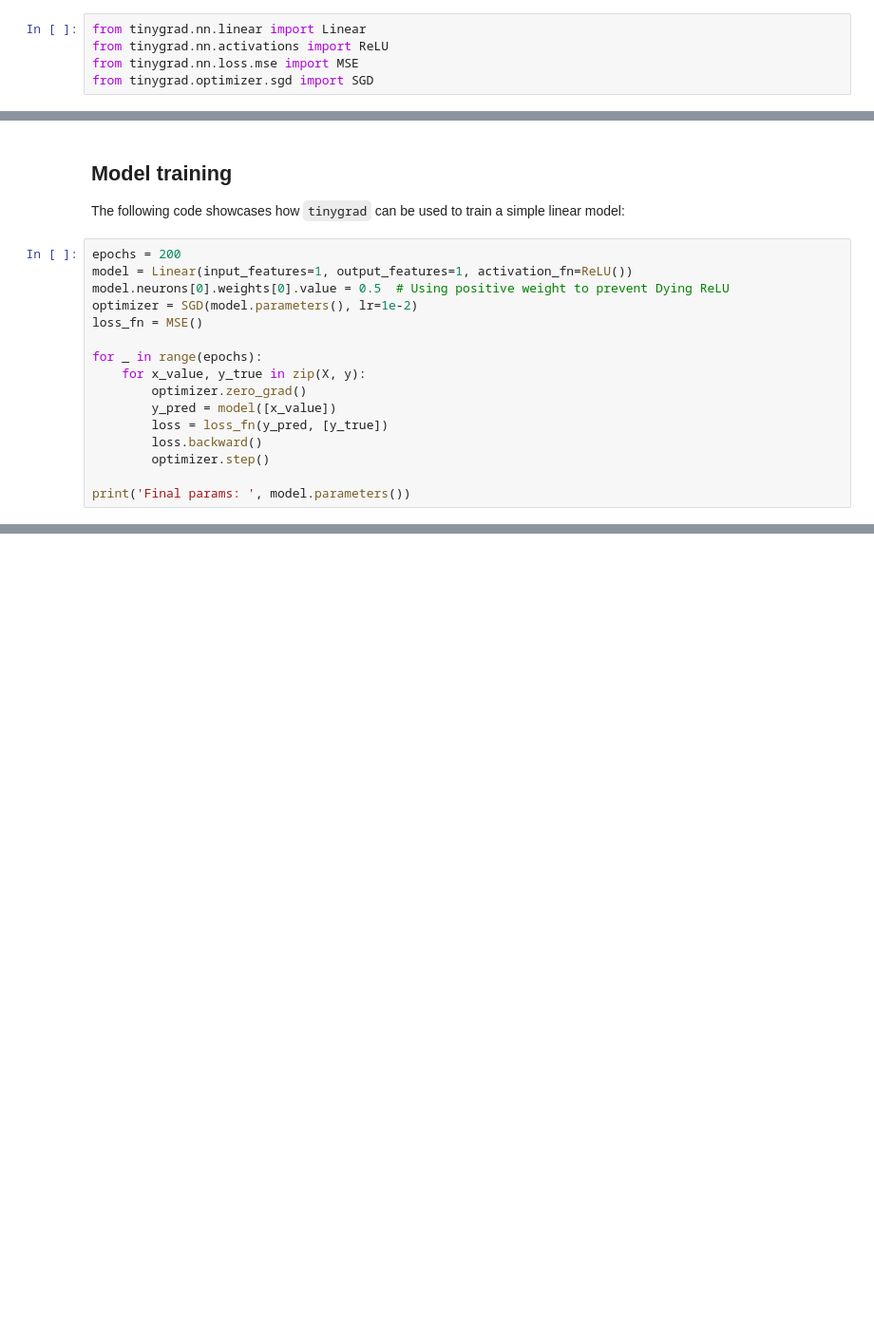
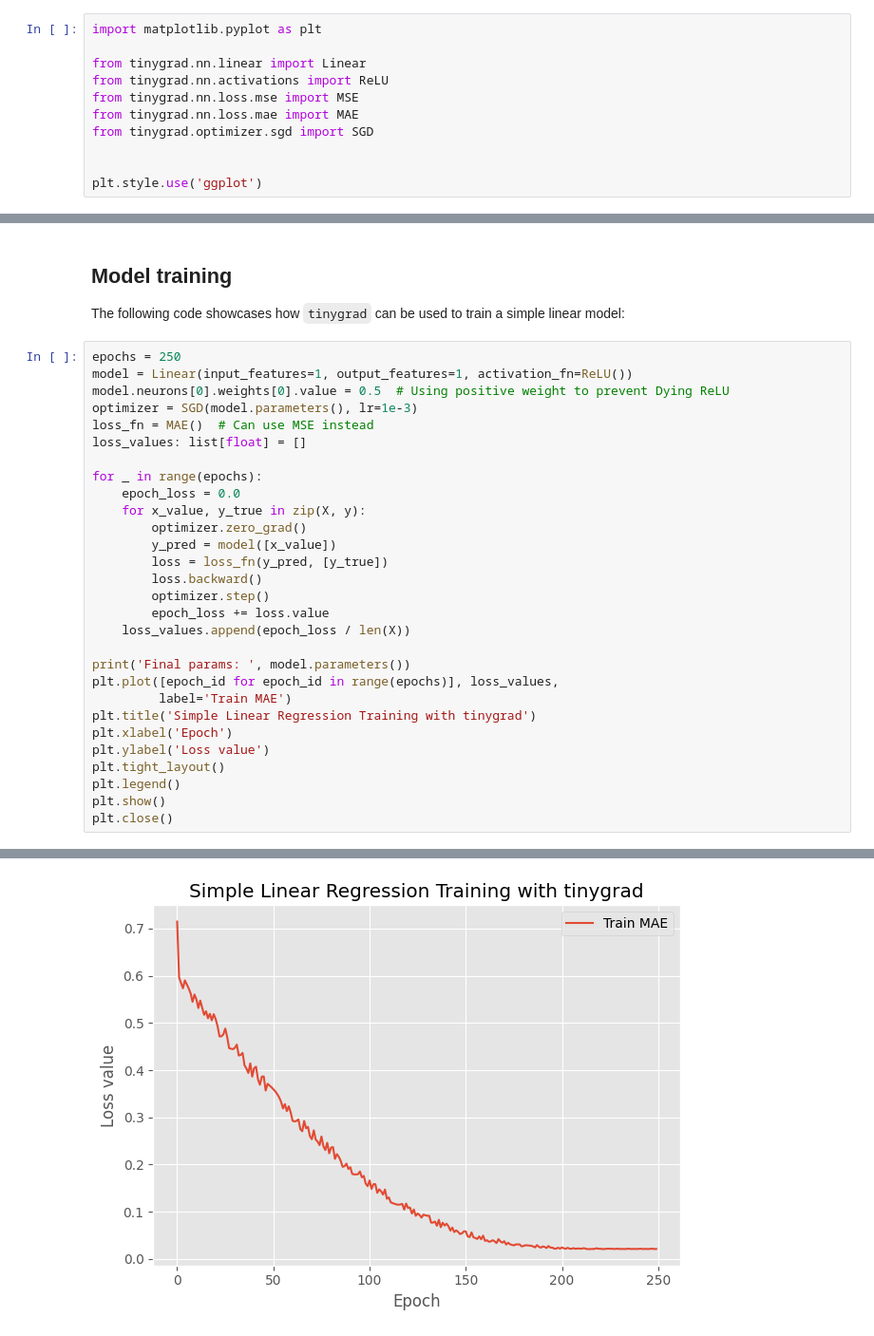
Before and after one commit to RaulBarbaRojas/TinyGrad, a Jupyter notebook: notebooks/linear_nnet.ipynb, the cells around one changed output, grey strips where cells are left out. Shown at 95% size. Cells and saved outputs as stored; diff of their text form; blank space fills up the shorter version.

```diff
--- a/notebooks/linear_nnet.ipynb
+++ b/notebooks/linear_nnet.ipynb
@@ -7,10 +7,16 @@ This notebook showcases how `tinygrad` can be used to implement models using lin
 
 The following imports are required for the notebook to function properly:
 # %%
+import matplotlib.pyplot as plt
+
 from tinygrad.nn.linear import Linear
 from tinygrad.nn.activations import ReLU
 from tinygrad.nn.loss.mse import MSE
+from tinygrad.nn.loss.mae import MAE
 from tinygrad.optimizer.sgd import SGD
+
+
+plt.style.use('ggplot')
 # %% [markdown]
 ## Data definition
 
@@ -35,19 +41,32 @@ while x_value < max_x_value:
 
 The following code showcases how `tinygrad` can be used to train a simple linear model:
 # %%
-epochs = 200
+epochs = 250
 model = Linear(input_features=1, output_features=1, activation_fn=ReLU())
 model.neurons[0].weights[0].value = 0.5  # Using positive weight to prevent Dying ReLU
-optimizer = SGD(model.parameters(), lr=1e-2)
-loss_fn = MSE()
+optimizer = SGD(model.parameters(), lr=1e-3)
+loss_fn = MAE()  # Can use MSE instead
+loss_values: list[float] = []
 
 for _ in range(epochs):
+    epoch_loss = 0.0
     for x_value, y_true in zip(X, y):
         optimizer.zero_grad()
         y_pred = model([x_value])
         loss = loss_fn(y_pred, [y_true])
         loss.backward()
         optimizer.step()
+        epoch_loss += loss.value
+    loss_values.append(epoch_loss / len(X))
 
 print('Final params: ', model.parameters())
+plt.plot([epoch_id for epoch_id in range(epochs)], loss_values,
+         label='Train MAE')
+plt.title('Simple Linear Regression Training with tinygrad')
+plt.xlabel('Epoch')
+plt.ylabel('Loss value')
+plt.tight_layout()
+plt.legend()
+plt.show()
+plt.close()
 # %% [output]
@@ -55 +74,2 @@ Final params:  frozenset({Parameter(0.30002544237798195), Parameter(2.4997442724
+[figure, added]
 # %% [markdown]
```
Also changed, not shown: parts of 2 cells of this notebook, 1 other file.
